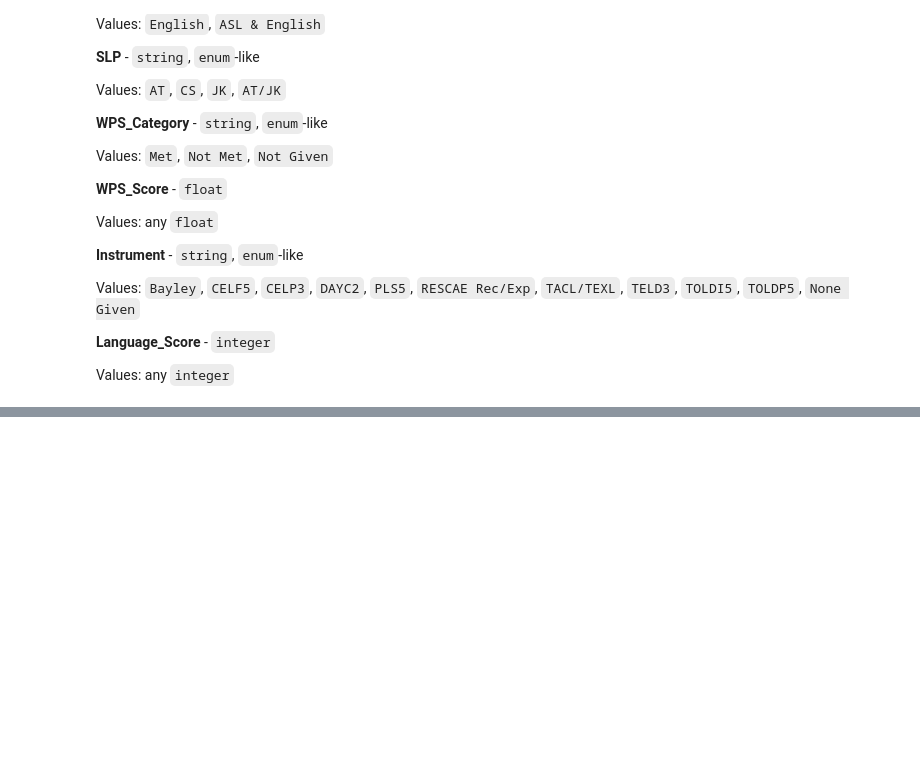
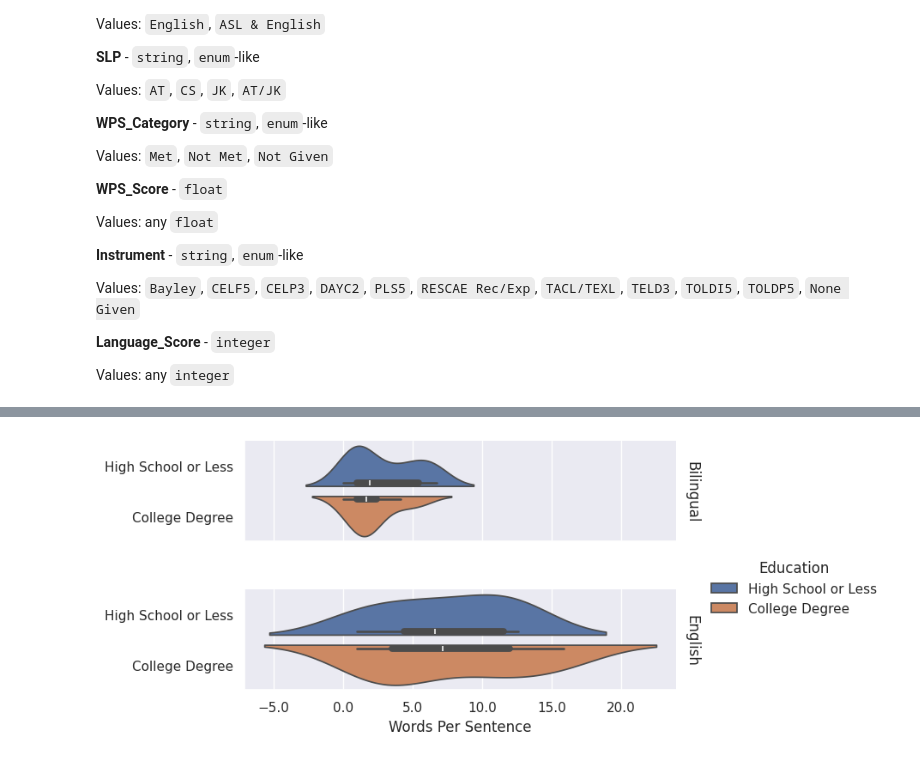
Before and after one commit to griffinengle/AAA-2026-Data-Analysis, a Jupyter notebook: AAA-26.ipynb, the cells around one changed output, grey strips where cells are left out. Cells and saved outputs as stored; diff of their text form; code cells hidden in the pictures; blank space fills up the shorter version.

```diff
--- a/AAA-26.ipynb
+++ b/AAA-26.ipynb
@@ -434,0 +407,12 @@ Correlation between 'Age' and 'WPS_Score' is: 0.8318505981424661
+# %%
+g = sns.catplot(
+    data=df_ess, x="WPS", y="Education", row="Language", hue='Education',
+    kind='violin', split=True, orient='h', sharex=True, margin_titles=True,
+    height=2, aspect=4
+)
+g.set(xlabel="Words Per Sentence", ylabel="")
+g.set_titles(row_template="{row_name}")
+for ax in g.axes.flat:
+    ax.xaxis.set_major_formatter('{x:.1f}')
+# %% [output]
+[figure, added]
```
Also changed, not shown: parts of 8 cells of this notebook, 3 other files.
